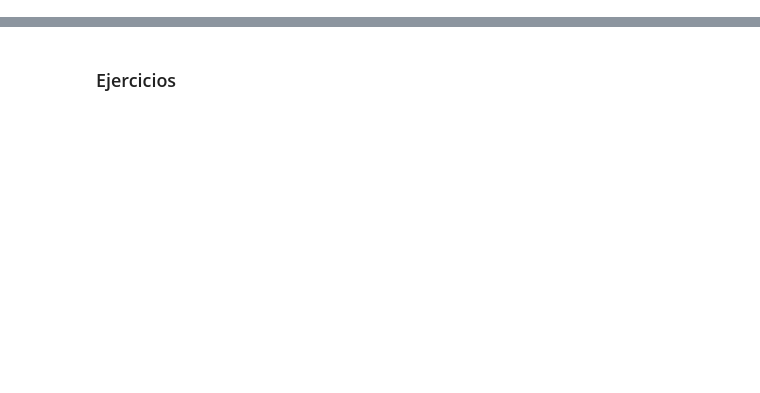
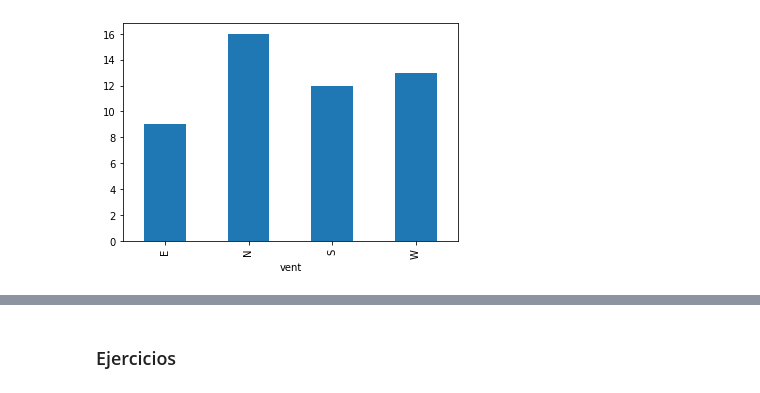
Before and after one commit to wisaaco/TxADM, a Jupyter notebook: notebooks/Part2/00_Pandas/03_Visualizacion.ipynb, the cells around one changed output, grey strips where cells are left out. Drawn from its saved outputs; the diff is of its cells as text; code cells hidden in the pictures; blank space fills up the shorter version.

```diff
--- a/notebooks/Part2/00_Pandas/03_Visualizacion.ipynb
+++ b/notebooks/Part2/00_Pandas/03_Visualizacion.ipynb
@@ -216,0 +86,4 @@ sns.jointplot(x=x, y=y);
+# %%
+df.groupby(["vent"]).size().plot(kind="bar"); #mejor uno de barras
+# %% [output]
+[figure, added]
```
Also changed, not shown: parts of 85 cells of this notebook, 5 other files.
